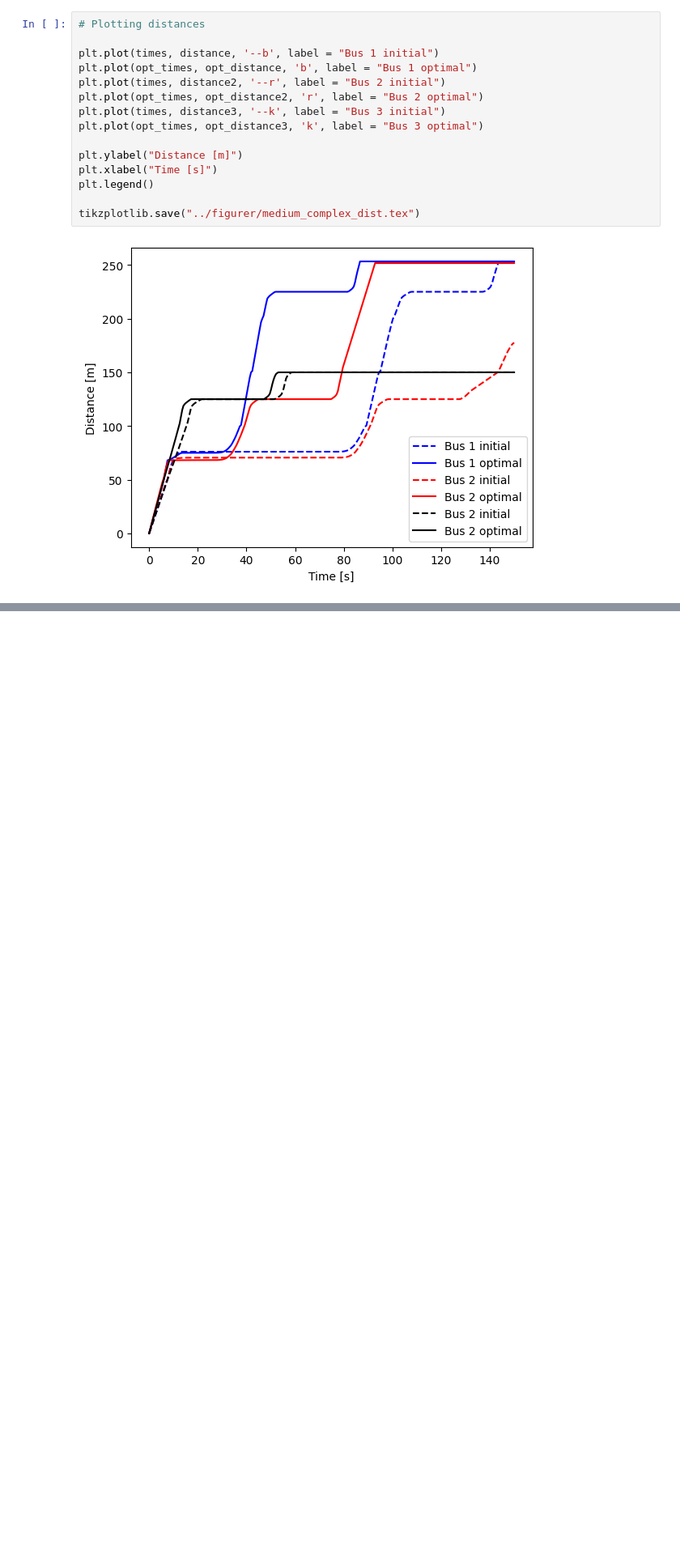
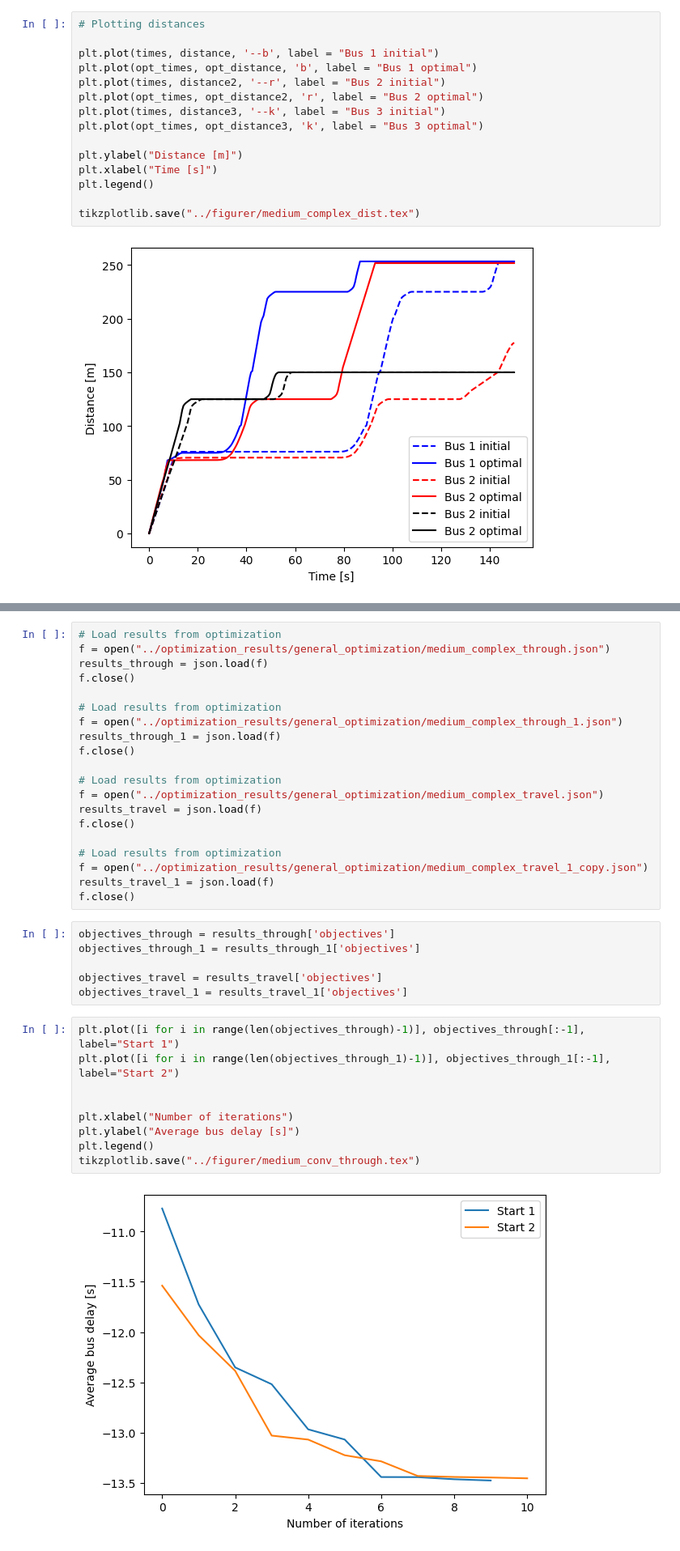
Before and after one commit to TorjeiHelset/master_project, a Jupyter notebook: generate_plots_from_optimal/medium_complex.ipynb, the cells around one changed output, grey strips where cells are left out. Shown at 81% size. Drawn from its saved outputs; the diff is of its cells as text; blank space fills up the shorter version.

```diff
--- a/generate_plots_from_optimal/medium_complex.ipynb
+++ b/generate_plots_from_optimal/medium_complex.ipynb
@@ -105,0 +163,37 @@ tikzplotlib.save("../figurer/medium_conv.tex")
+# %%
+# Load results from optimization
+f = open("../optimization_results/general_optimization/medium_complex_through.json")
+results_through = json.load(f)
+f.close()
+
+# Load results from optimization
+f = open("../optimization_results/general_optimization/medium_complex_through_1.json")
+results_through_1 = json.load(f)
+f.close()
+
+# Load results from optimization
+f = open("../optimization_results/general_optimization/medium_complex_travel.json")
+results_travel = json.load(f)
+f.close()
+
+# Load results from optimization
+f = open("../optimization_results/general_optimization/medium_complex_travel_1_copy.json")
+results_travel_1 = json.load(f)
+f.close()
+# %%
+objectives_through = results_through['objectives']
+objectives_through_1 = results_through_1['objectives']
+
+objectives_travel = results_travel['objectives']
+objectives_travel_1 = results_travel_1['objectives']
+# %%
+plt.plot([i for i in range(len(objectives_through)-1)], objectives_through[:-1], label="Start 1")
+plt.plot([i for i in range(len(objectives_through_1)-1)], objectives_through_1[:-1], label="Start 2")
+
+
+plt.xlabel("Number of iterations")
+plt.ylabel("Average bus delay [s]")
+plt.legend()
+tikzplotlib.save("../figurer/medium_conv_through.tex")
+# %% [output]
+[figure, added]
```
Also changed, not shown: parts of 8 cells of this notebook, 18 other files.
